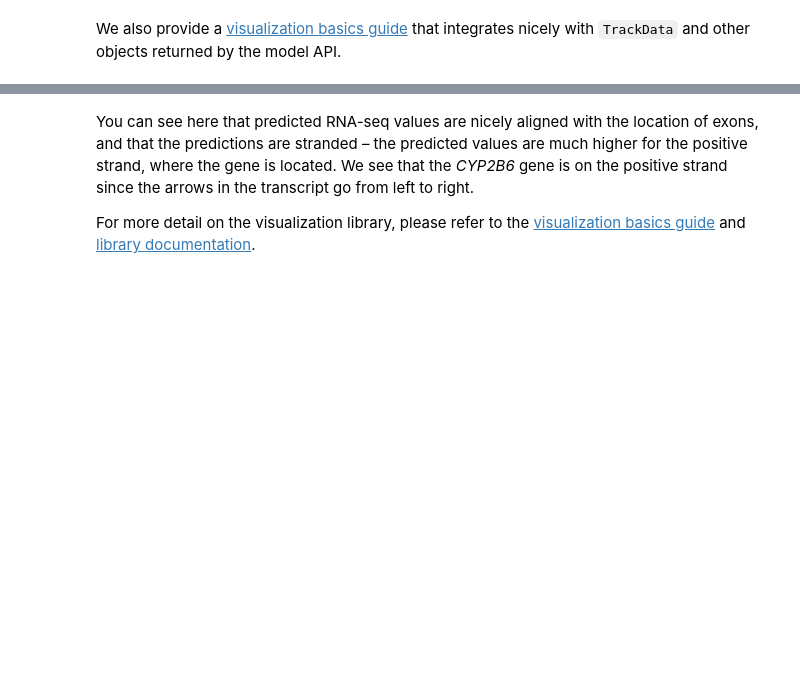
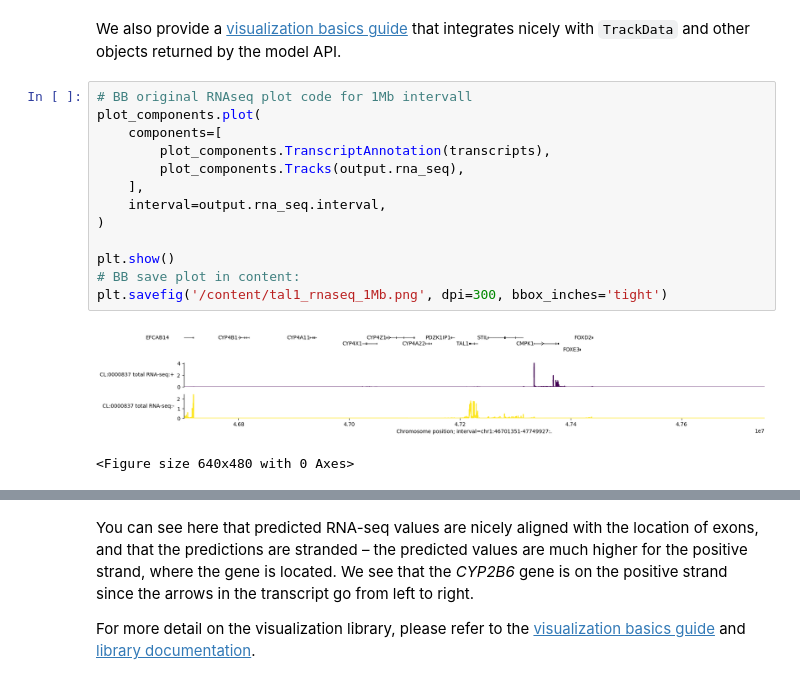
Before and after one commit to Benobivan/AlphaGenome, a Jupyter notebook: colabs/alphagenome_project_ben.ipynb, the cells around one changed output, grey strips where cells are left out. Saved outputs shown, nothing was run; the diff lists cells and outputs as text; blank space fills up the shorter version.

```diff
--- a/colabs/alphagenome_project_ben.ipynb
+++ b/colabs/alphagenome_project_ben.ipynb
@@ -228,3 +229,19 @@ We also provide a
 [visualization basics guide](https://www.alphagenomedocs.com/visualization_library_basics.html)
 that integrates nicely with `TrackData` and other objects returned by the model
 API.
+# %%
+# BB original RNAseq plot code for 1Mb intervall
+plot_components.plot(
+    components=[
+        plot_components.TranscriptAnnotation(transcripts),
+        plot_components.Tracks(output.rna_seq),
+    ],
+    interval=output.rna_seq.interval,
+)
+
+plt.show()
+# BB save plot in content:
+plt.savefig('/content/tal1_rnaseq_1Mb.png', dpi=300, bbox_inches='tight')
+# %% [output]
+[figure, added]
+<Figure size 640x480 with 0 Axes>
```
Also changed, not shown: parts of 8 cells of this notebook.
